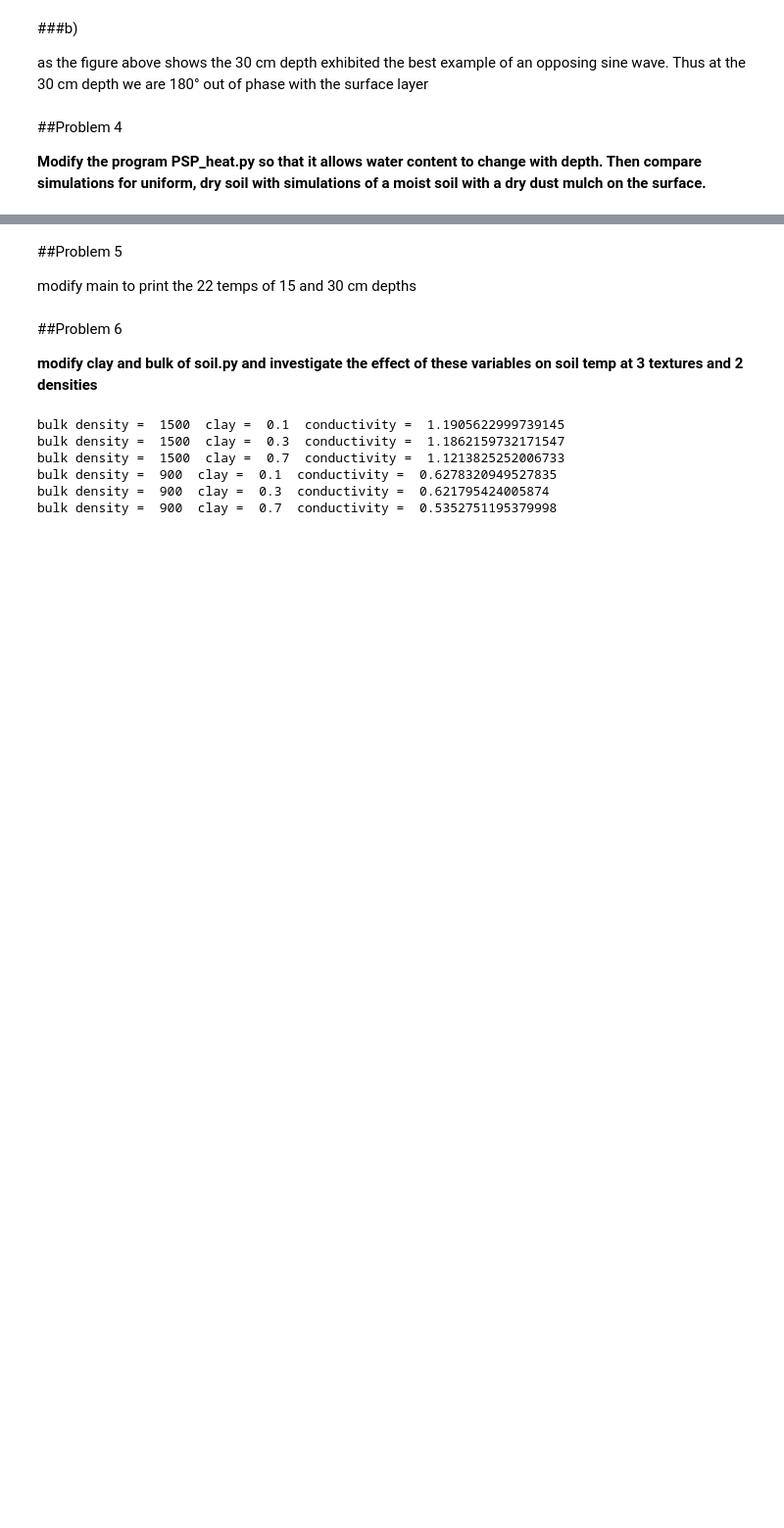
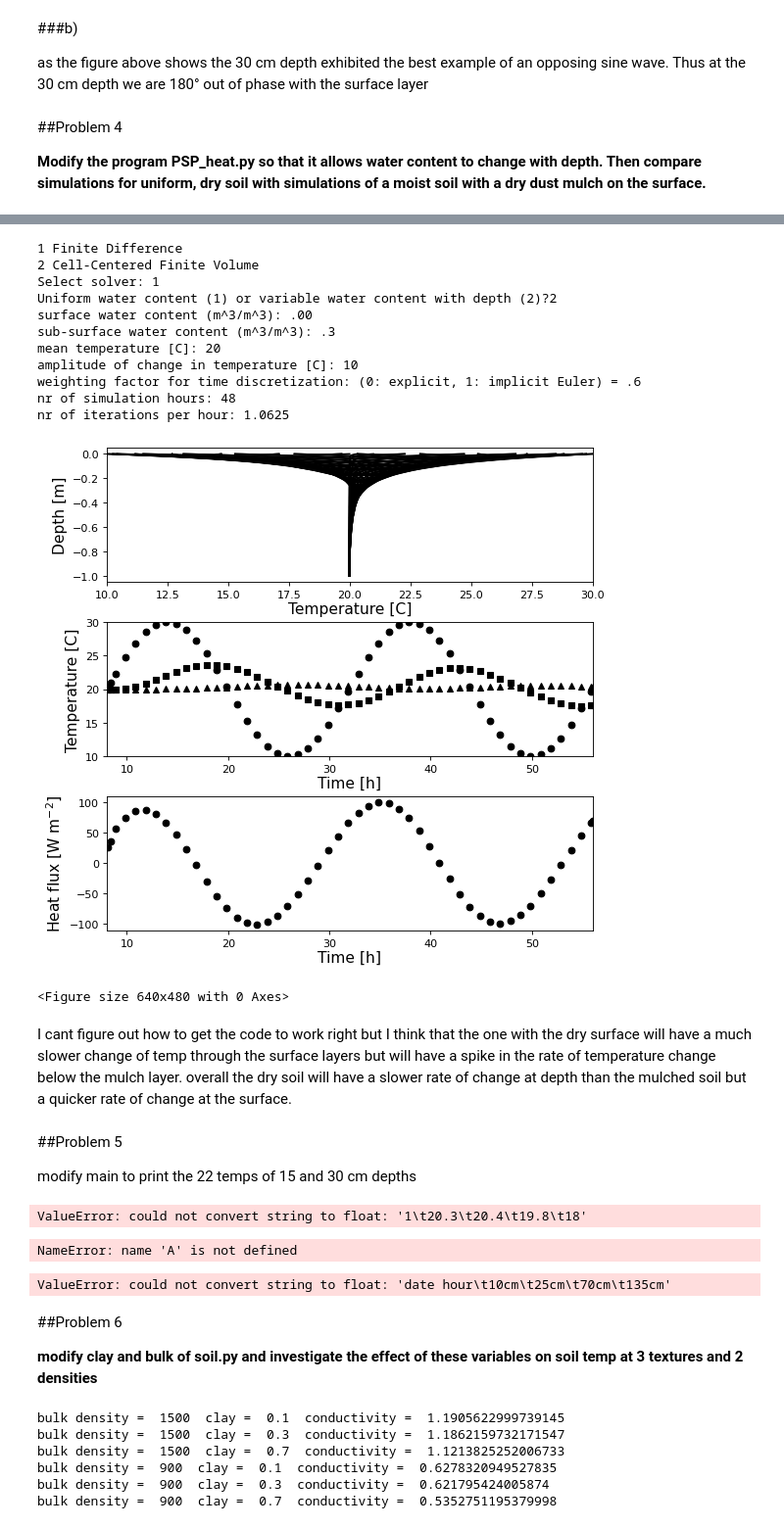
Before and after one commit to soil-physics-okstate/soil-physics-theory, a Jupyter notebook: content/chapter-4/dcd-ch4 .ipynb, the cells around one changed output, grey strips where cells are left out. Shown at 98% size. Drawn from its saved outputs; the diff is of its cells as text; code cells hidden in the pictures; blank space fills up the shorter version.

```diff
--- a/content/chapter-4/dcd-ch4 .ipynb
+++ b/content/chapter-4/dcd-ch4 .ipynb
@@ -143,8 +139,76 @@ nr of iterations per hour: 1.0625
 <Figure size 640x480 with 0 Axes>
+# %%
+run main2.py
+# %% [output]
+1 Finite Difference
+2 Cell-Centered Finite Volume
+Select solver: 1
+Uniform water content (1) or variable water content with depth (2)?2
+surface water content (m^3/m^3): .00
+sub-surface water content (m^3/m^3): .3
+mean temperature [C]: 20
+amplitude of change in temperature [C]: 10
+weighting factor for time discretization: (0: explicit, 1: implicit Euler) = .6
+nr of simulation hours: 48
+nr of iterations per hour: 1.0625
+[figure, added]
+<Figure size 640x480 with 0 Axes>
+# %% [markdown]
+I cant figure out how to get the code to work right but I think that the one with the dry surface will have a much slower change of temp through the surface layers but will have a spike in the rate of temperature change below the mulch layer. overall the dry soil will have a slower rate of change at depth than the mulched soil but a quicker rate of change at the surface.
 # %% [markdown]
 ##Problem 5
 
 modify main to print the 22 temps of 15 and 30 cm depths
+# %%
+A, isFileOk = readDataFile("soilTemperatures_hours.txt", 1, ',', False)
+if (isFileOk == False):
+    print ("Incorrect format")
+    return()
+# %% [output]
+ValueError: could not convert string to float: '1\t20.3\t20.4\t19.8\t18'
+# %%
+
+soilTemperature = A[0]
+print ("Temperatures = ", soilTemperature)
+nrTemperatures = len(soilTemperature)
+# %% [output]
+NameError: name 'A' is not defined
+# %%
+
+
+myStr = "bulk density [kg/m^3]: "
+bulkDensity = float(input(myStr))
+myStr = "clay [0 - 1]: "
+clay = float(input(myStr))
+
+particleDensity = 2650
+porosity = 1 - (bulkDensity / particleDensity)
+
+step = 0.02
+nrValues = int(porosity / step) + 1
+waterContent = np.zeros(nrValues)
+thermalConductivity = np.zeros(nrValues)
+for i in range(nrValues):
+    waterContent[i] = step*i
+
+
+fig = plt.figure(figsize=(10,8))
+plt.xlabel('Water Content [m$^{3}$ m$^{-3}$]',fontsize=20,labelpad=8)
+plt.ylabel('Thermal Conductivity [W m$^{-1}$C$^{-1}$]',fontsize=20,labelpad=8)
+plt.tick_params(axis='both', which='major', labelsize=20,pad=8)
+plt.tick_params(axis='both', which='minor', labelsize=20,pad=8)
+#plt.xlim(0, 0.7)
+for t in range(nrTemperatures):
+    for i in range(nrValues):
+        thermalConductivity[i] = soil.thermalConductivity(bulkDensity,
+                                waterContent[i], clay, soilTemperature[t])
+    if (t == 0): plt.plot(waterContent, thermalConductivity,'k')
+    if (t == 1): plt.plot(waterContent, thermalConductivity,'--k')
+    if (t == 2): plt.plot(waterContent, thermalConductivity,'-.k')
+    if (t == 3): plt.plot(waterContent, thermalConductivity,':k')
+plt.show()
+# %% [output]
+ValueError: could not convert string to float: 'date hour\t10cm\t25cm\t70cm\t135cm'
 # %% [markdown]
 ##Problem 6
 
```
Also changed, not shown: parts of 3 cells of this notebook, 2 other files.
